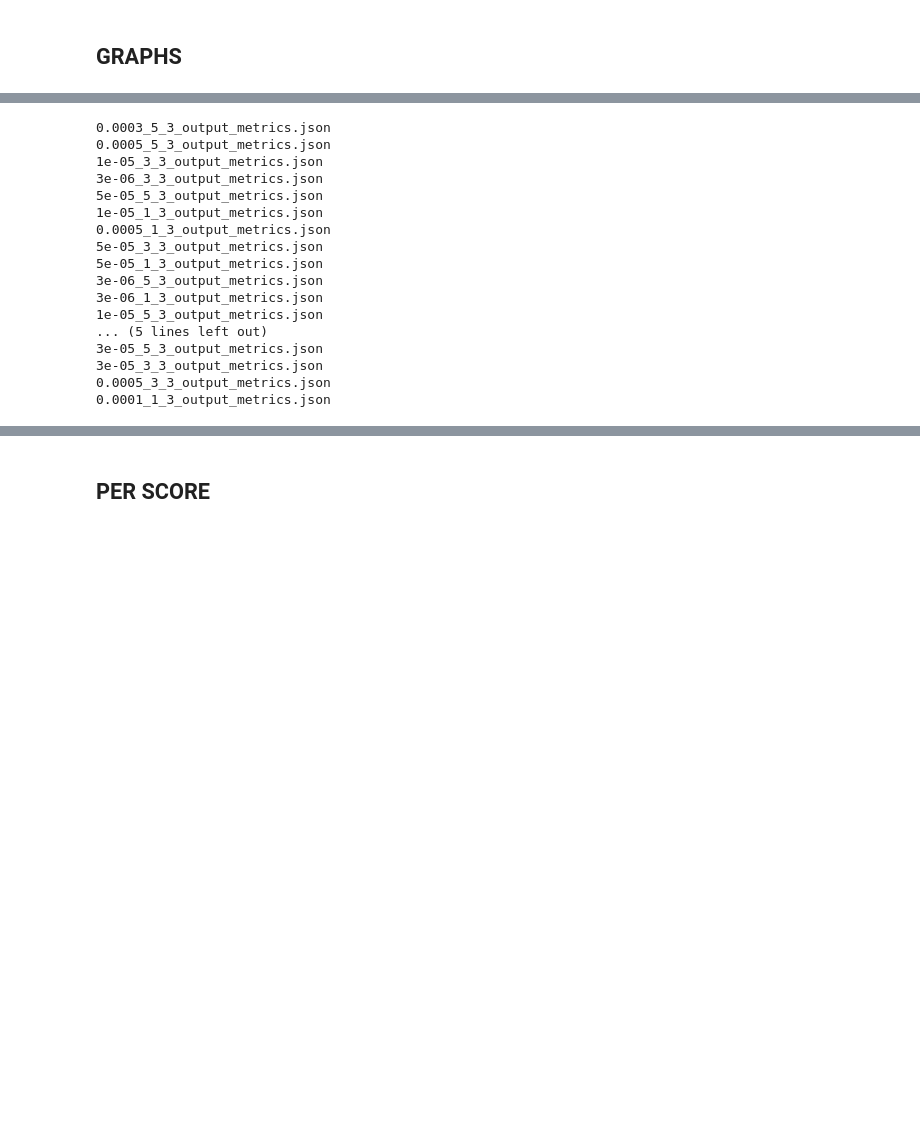
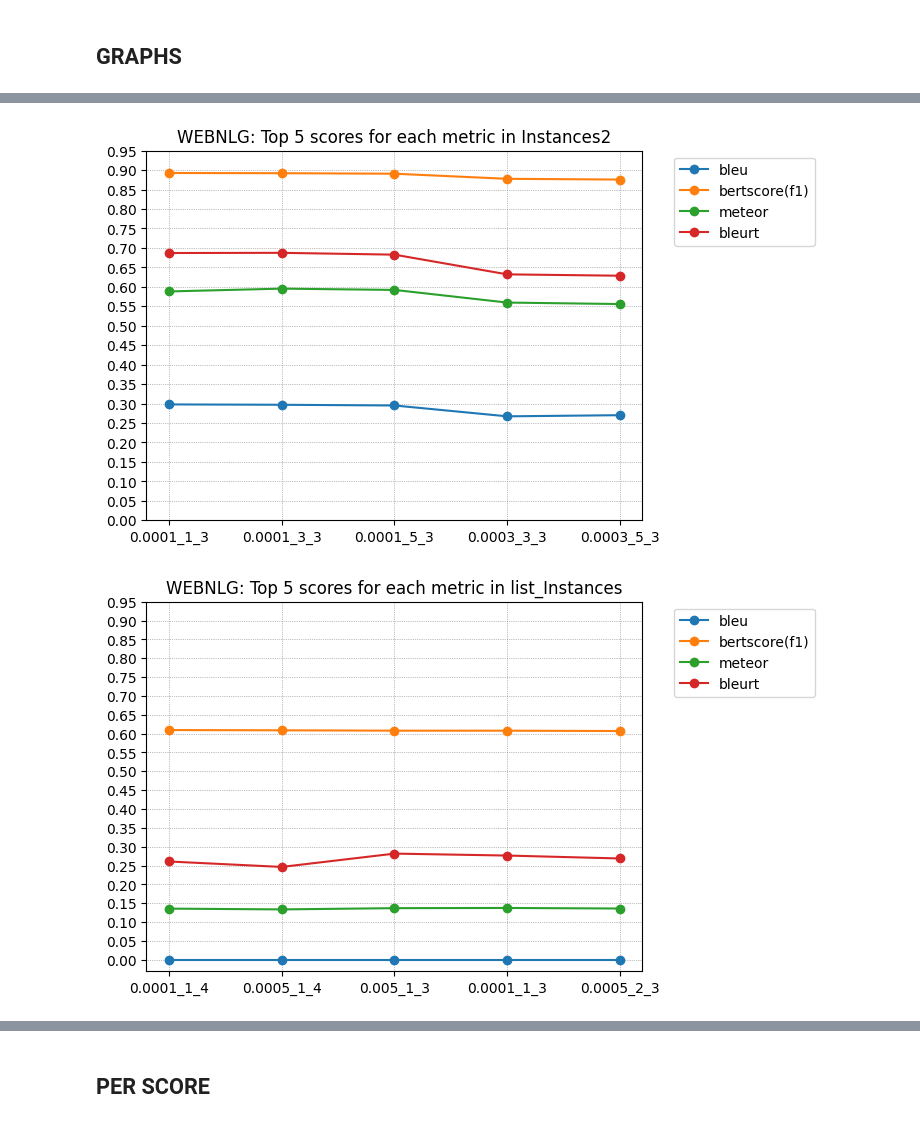
Before and after one commit to traopia/KGNarrative, a Jupyter notebook: results/hyperParams_res.ipynb, the cells around one changed output, grey strips where cells are left out. Saved outputs shown, nothing was run; the diff lists cells and outputs as text; code cells hidden in the pictures; blank space fills up the shorter version.

Commit message:
grid search

```diff
--- a/results/hyperParams_res.ipynb
+++ b/results/hyperParams_res.ipynb
@@ -84,6 +85,6 @@ semantic of news & 0.216 &  0.240 &   0.435 &         0.828 &  -0.460 &      0.2
 # %% [markdown]
 ## GRAPHS
 # %%
-names=os.listdir('./webnlg_gridsearch/Instances2/')
+names=os.listdir('./webnlg_gridsearch/Types/')
 names
 # %% [output]
@@ -107,41 +103,42 @@ names
 # %%
-blues={}
-bertscores={}
-meteors={}
-bleurts={}
-df_list=[]
-for n in names:
-    print(n)
-    with open(f'./webnlg_gridsearch/Instances2/{n}','r') as f:
-        scores = json.load(f)
-        vals=n.split('_output_')[0]
-        #print(vals)        #print(scores[1])
+def get_df_scores(filename):
+    names=os.listdir(filename)
+    blues={}
+    bertscores={}
+    meteors={}
+    bleurts={}
+    df_list=[]
+    for n in names:
+        #print(n)
+        with open(filename+n,'r') as f:
+            scores = json.load(f)
+            vals=n.split('_output_')[0]
+            #print(vals)        #print(scores[1])
 
-        blues[vals]=scores[1]['bleu']
-        bertscores[vals]=scores[4]['Bert_Score']['f1']
-        meteors[vals]=scores[3]['meteor']
-        bleurts[vals]=scores[5]['bleurt_score']
+            blues[vals]=scores[1]['bleu']
+            bertscores[vals]=scores[4]['Bert_Score']['f1']
+            meteors[vals]=scores[3]['meteor']
+            bleurts[vals]=scores[5]['bleurt_score']
 
-        df_list.append((vals,scores[1]['bleu'],scores[4]['Bert_Score']['f1'],scores[3]['meteor'],scores[5]['bleurt_score']))
+            df_list.append((vals,scores[1]['bleu'],scores[4]['Bert_Score']['f1'],scores[3]['meteor'],scores[5]['bleurt_score']))
 
 
-df = pd.DataFrame(df_list, columns=['vals', 'bleu', 'bertscore(f1)','meteor','bleurt'])
-df = df.sort_values(by='bleu', ascending=False).head(5)
+    df = pd.DataFrame(df_list, columns=['vals', 'bleu', 'bertscore(f1)','meteor','bleurt'])
+    df = df.sort_values(by='bertscore(f1)', ascending=False).head(5)
+    plt.plot(df['vals'], df['bleu'],label='bleu',marker='o')
+    plt.plot(df['vals'], df['bertscore(f1)'],label='bertscore(f1)',marker='o')
+    plt.plot(df['vals'], df['meteor'],label='meteor',marker='o')
+    plt.plot(df['vals'], df['bleurt'],label='bleurt',marker='o')
+    plt.legend(bbox_to_anchor=(1.05, 1), loc='upper left')
+    plt.grid(color='grey', linestyle=':', linewidth=0.5)
+    yticks = np.arange(0, 1, 0.05)
+    plt.yticks(yticks)
+    plt.title(f'WEBNLG: Top 5 scores for each metric in {filename.split("/")[-2]}')
+    plt.show()
+
+get_df_scores('./webnlg_gridsearch/Instances2/')
+get_df_scores('./webnlg_gridsearch/list_Instances/')
+get_df_scores('./webnlg_gridsearch/Types3/')
 # %% [output]
-0.0003_5_3_output_metrics.json
-0.0005_5_3_output_metrics.json
-1e-05_3_3_output_metrics.json
-3e-06_3_3_output_metrics.json
-5e-05_5_3_output_metrics.json
-1e-05_1_3_output_metrics.json
-0.0005_1_3_output_metrics.json
-5e-05_3_3_output_metrics.json
-5e-05_1_3_output_metrics.json
-3e-06_5_3_output_metrics.json
-3e-06_1_3_output_metrics.json
-1e-05_5_3_output_metrics.json
-... (5 lines left out)
-3e-05_5_3_output_metrics.json
-3e-05_3_3_output_metrics.json
-0.0005_3_3_output_metrics.json
-0.0001_1_3_output_metrics.json
+[figure, added]
+[figure, added]
```
Also changed, not shown: parts of 5 cells of this notebook, 2 other files.
